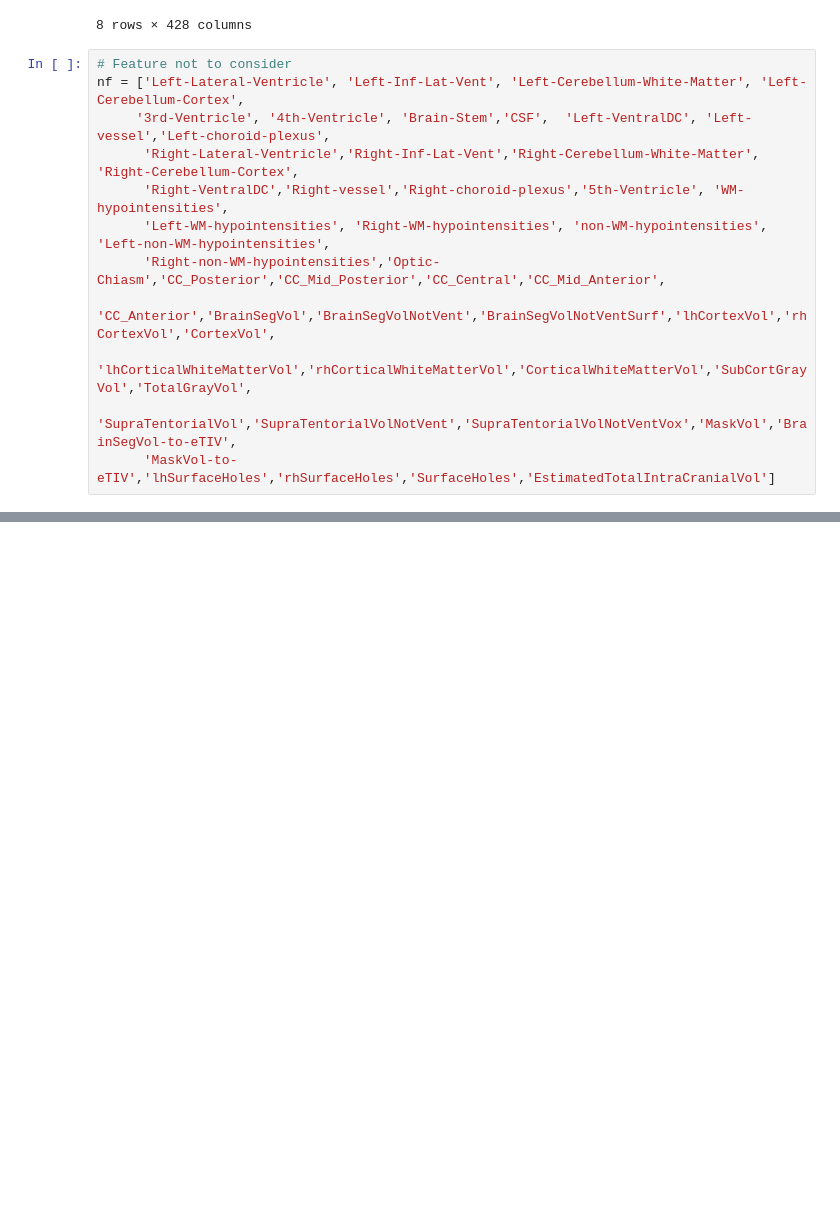
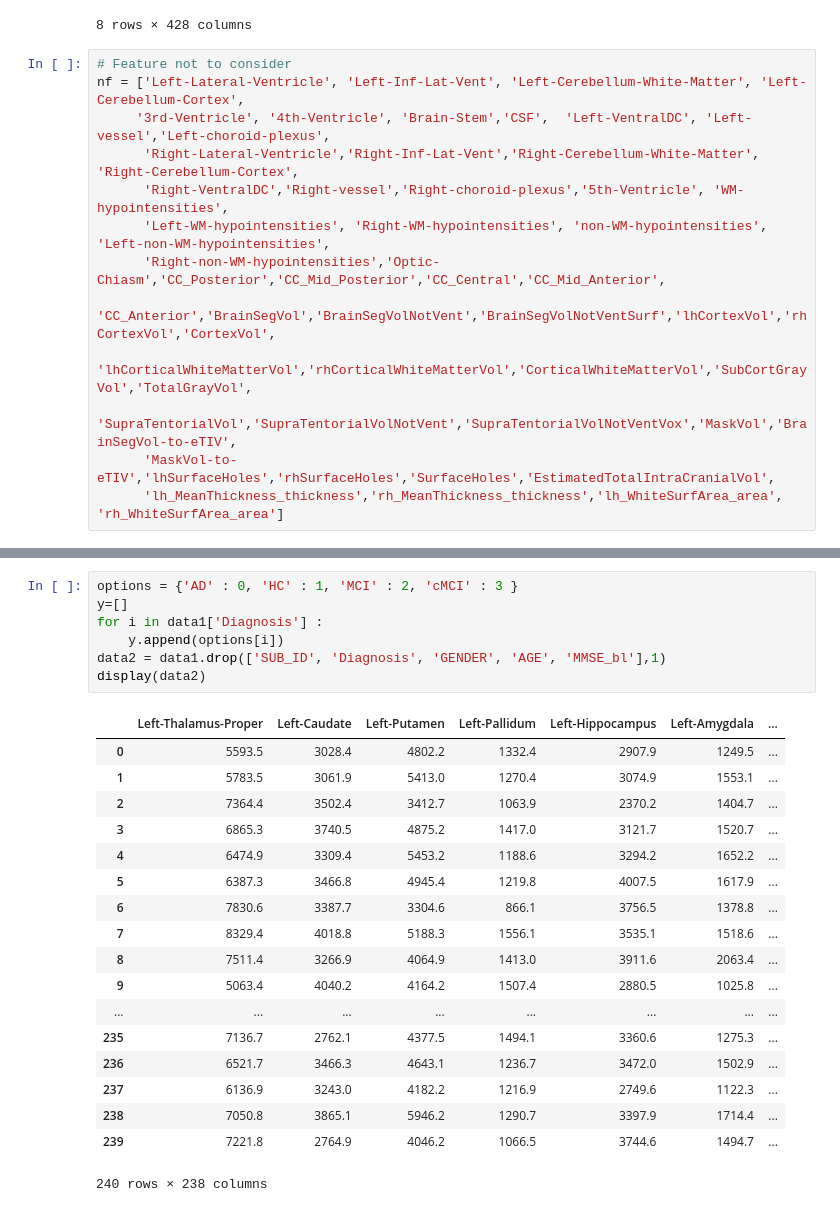
Before and after one commit to sabinkhdk/MCI-MRI, a Jupyter notebook: MCI-Classification.ipynb, the cells around one changed output, grey strips where cells are left out. Saved outputs shown, nothing was run; the diff lists cells and outputs as text; blank space fills up the shorter version.

```diff
--- a/MCI-Classification.ipynb
+++ b/MCI-Classification.ipynb
@@ -99,6 +81,7 @@ nf = ['Left-Lateral-Ventricle', 'Left-Inf-Lat-Vent', 'Left-Cerebellum-White-Matt
       'CC_Anterior','BrainSegVol','BrainSegVolNotVent','BrainSegVolNotVentSurf','lhCortexVol','rhCortexVol','CortexVol',
       'lhCorticalWhiteMatterVol','rhCorticalWhiteMatterVol','CorticalWhiteMatterVol','SubCortGrayVol','TotalGrayVol',
       'SupraTentorialVol','SupraTentorialVolNotVent','SupraTentorialVolNotVentVox','MaskVol','BrainSegVol-to-eTIV',
-      'MaskVol-to-eTIV','lhSurfaceHoles','rhSurfaceHoles','SurfaceHoles','EstimatedTotalIntraCranialVol']
+      'MaskVol-to-eTIV','lhSurfaceHoles','rhSurfaceHoles','SurfaceHoles','EstimatedTotalIntraCranialVol',
+      'lh_MeanThickness_thickness','rh_MeanThickness_thickness','lh_WhiteSurfArea_area', 'rh_WhiteSurfArea_area']
 # %%
 #nf1
@@ -126,0 +120,26 @@ nf
+# %%
+options = {'AD' : 0, 'HC' : 1, 'MCI' : 2, 'cMCI' : 3 }
+y=[]
+for i in data1['Diagnosis'] :
+    y.append(options[i])
+data2 = data1.drop(['SUB_ID', 'Diagnosis', 'GENDER', 'AGE', 'MMSE_bl'],1)
+display(data2)
+# %% [output]
+|  | Left-Thalamus-Proper | Left-Caudate | Left-Putamen | Left-Pallidum | Left-Hippocampus | Left-Amygdala | ... |
+| 0 | 5593.5 | 3028.4 | 4802.2 | 1332.4 | 2907.9 | 1249.5 | ... |
+| 1 | 5783.5 | 3061.9 | 5413.0 | 1270.4 | 3074.9 | 1553.1 | ... |
+| 2 | 7364.4 | 3502.4 | 3412.7 | 1063.9 | 2370.2 | 1404.7 | ... |
+| 3 | 6865.3 | 3740.5 | 4875.2 | 1417.0 | 3121.7 | 1520.7 | ... |
+| 4 | 6474.9 | 3309.4 | 5453.2 | 1188.6 | 3294.2 | 1652.2 | ... |
+| 5 | 6387.3 | 3466.8 | 4945.4 | 1219.8 | 4007.5 | 1617.9 | ... |
+| 6 | 7830.6 | 3387.7 | 3304.6 | 866.1 | 3756.5 | 1378.8 | ... |
+| 7 | 8329.4 | 4018.8 | 5188.3 | 1556.1 | 3535.1 | 1518.6 | ... |
+| 8 | 7511.4 | 3266.9 | 4064.9 | 1413.0 | 3911.6 | 2063.4 | ... |
+| 9 | 5063.4 | 4040.2 | 4164.2 | 1507.4 | 2880.5 | 1025.8 | ... |
+| ... | ... | ... | ... | ... | ... | ... | ... |
+| 235 | 7136.7 | 2762.1 | 4377.5 | 1494.1 | 3360.6 | 1275.3 | ... |
+| 236 | 6521.7 | 3466.3 | 4643.1 | 1236.7 | 3472.0 | 1502.9 | ... |
+| 237 | 6136.9 | 3243.0 | 4182.2 | 1216.9 | 2749.6 | 1122.3 | ... |
+| 238 | 7050.8 | 3865.1 | 5946.2 | 1290.7 | 3397.9 | 1714.4 | ... |
+| 239 | 7221.8 | 2764.9 | 4046.2 | 1066.5 | 3744.6 | 1494.7 | ... |
+240 rows × 238 columns
```
Also changed, not shown: parts of 6 cells of this notebook, 1 other file.
